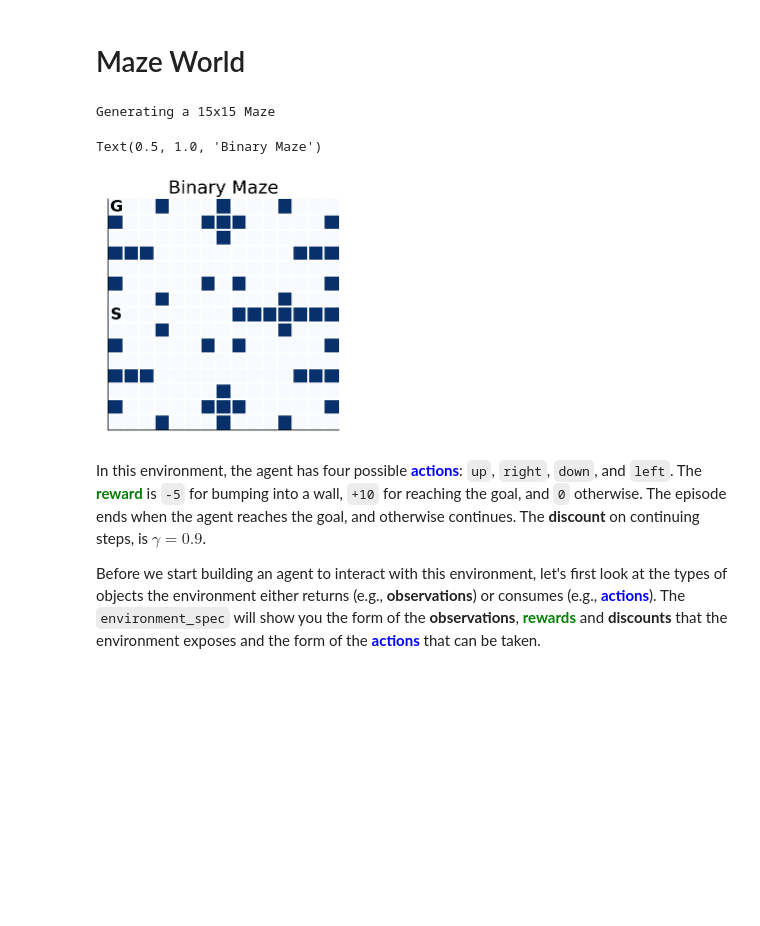
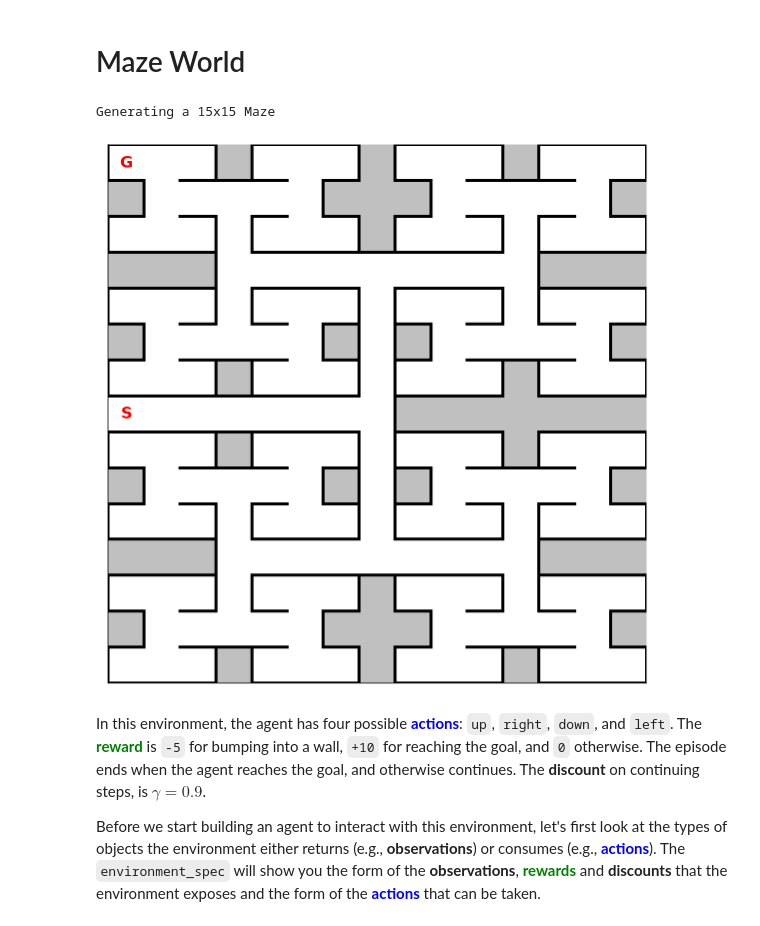
Before and after one commit to RajanDasgupta/agent-azur, a Jupyter notebook: AgentAZUR_MinimalCode.ipynb, the cells around one changed output. Drawn from its saved outputs; the diff is of its cells as text; code cells hidden in the pictures; blank space fills up the shorter version.

Commit message:
Minor Compatibility such that all agents move on MazeWorld

```diff
--- a/AgentAZUR_MinimalCode.ipynb
+++ b/AgentAZUR_MinimalCode.ipynb
@@ -406,7 +413,7 @@ class BinMaze:
     self.build( _l, level-1, np.flip(bivec) )
     self.build( _r, level-1, np.flip(bivec) )
 
-  def plot_grid(self, start=None, goal=None, history=None):
+  def plot_grid(self, start=None, goal=None, history=None, cbar=False):
     imap = {  Features.WALL.value: "silver", Features.HALLWAY.value: "w",
               Features.JUNCTION.value: "w", Features.DEADEND.value: "w" }
     iarr = np.array(list(imap.items()))
@@ -417,10 +424,12 @@ class BinMaze:
     bounds += [bounds[-1]+10]
     norm = colors.BoundaryNorm(bounds, cmap.N)
     # Init fig object
-    fig, ax = plt.subplots()
+    # fig, ax = plt.subplots(figsize=(4,4))
+    fig = plt.figure(figsize=(8, 8))
+    ax = plt.gca()
     ax.imshow(self.features*10, cmap=cmap, norm=norm)
     # Add Implicit walls
-    ls = { "ls":'-', "color": 'k', "lw":4}    # For all cells that constitue hallways
+    ls = { "ls":'-', "color": 'k', "lw":3}    # For all cells that constitue hallways
     for cell in zip(*np.where(self.features==Features.HALLWAY)):
       h, w = cell
       if self.feature_orientation[cell]:
@@ -473,19 +482,21 @@ class BinMaze:
     # ax.legend(  handles=patches, frameon=False,
     #             bbox_to_anchor=(1.04,0.5), loc="center left",
     #             borderaxespad=0)
-    if history is not None:
-      ax = _plot_trajectory(history, ax=ax)
 
-    textspecs = {"color":"r", "fontsize":18, "ha":'center', "va":'center'}
+    textspecs = {"color":"r", "fontsize":16, "ha":'center', "va":'center'}
     # Optional: Add start/goal
     if start is not None:
       plt.text( start[1], start[0], r'$\mathbf{S}$', **textspecs)
     if goal is not None:
      plt.text(goal[1], goal[0], r'$\mathbf{G}$', **textspecs)
-    plt.show()
+
+    if history is not None:
+      fig, ax = _plot_trajectory(history, handle=(fig,ax), cbar=cbar)
+
+    # plt.show()
 
 M = BinMaze(6)
 # Example trajectories; not necessarily the corresponding start/goal states
-M.plot_grid(start=(7,0), goal=(0,0), history=sort_histories(histories)[0])
+M.plot_grid(start=(7,0), goal=(0,0), history=sort_histories(histories)[0], cbar=True)
 # %% [output]
 Generating a 15x15 Maze
@@ -742,8 +753,8 @@ class GridWorld(dm_env.Environment):
         self._state[1],
         self._state[0],
         u'😃',
-        # fontname='symbola',
-        fontsize=18,
+        #fontname='symbola',
+        fontsize=22,
         ha='center',
         va='center',
     )
@@ -1036,23 +1047,26 @@ class MazeWorld(GridWorld):
         reward=np.float32(reward),
         discount=discount,
         observation=self.get_obs())
+
+  # Overwrite
+  def plot_grid(self, add_start=True, history=None):
+    start = self._start_state if add_start else None
+    self.Maze.plot_grid(start=start, goal=self._goal_state, history=history)
 # %%
 # Visualise MazeWorld
 
 # Maze parameters
 tasks_specifications = { "max_level":6, "goal_state":(0,0), "discount":0.9,
           "penalty_for_walls":-5, "observation_type":ObservationType.STATE_INDEX,
           "max_episode_length":200  }
 # Instantiate
 simple_grid = MazeWorld(**tasks_specifications)
 
 # Plot them
 simple_grid.plot_grid()
-plt.title('Binary Maze')
 # %% [output]
 Generating a 15x15 Maze
-Text(0.5, 1.0, 'Binary Maze')
-[figure, old version]
+[figure, new version]
 # %%
 # Visualise GridWorlds
 
```
Also changed, not shown: parts of 13 cells of this notebook.
